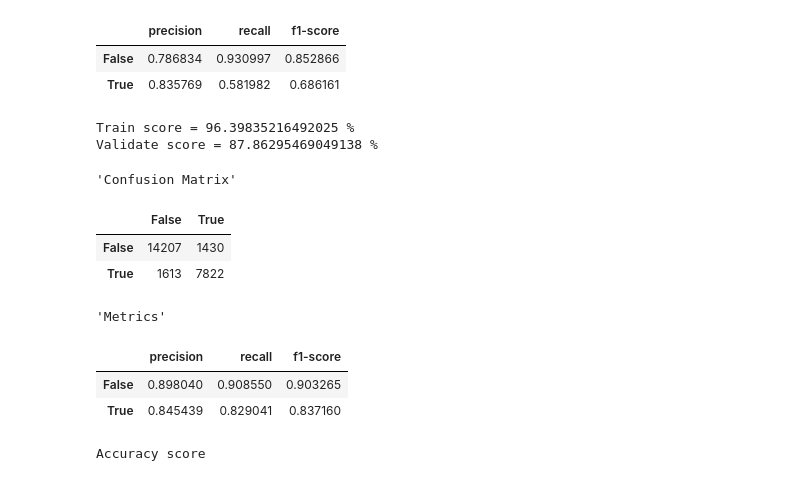
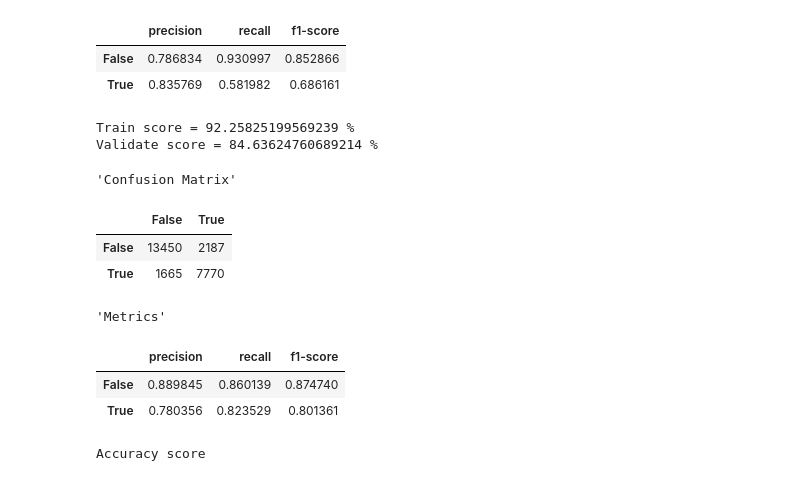
Before and after one commit to karencfisher/Hotel-Cancellations, a Jupyter notebook: notebooks/Model.ipynb, the cells around one changed output. Drawn from its saved outputs; the diff is of its cells as text; code cells hidden in the pictures.

```diff
--- a/notebooks/Model.ipynb
+++ b/notebooks/Model.ipynb
@@ -163,25 +161,27 @@ Validate score = 79.96569878749202 %
 # %%
 model = RandomForestClassifier(random_state=42,
                               n_jobs=-1,
                               max_depth=35,
                               min_samples_leaf=2,
                               min_samples_split=2,
-                              class_weight='balanced')
+                              class_weight='balanced',
+                              n_estimators=100)
 
-rf_pipeline1 = make_pipeline(tools.wrangleData(),
+rf_pipeline1 = make_imb_pipeline(tools.wrangleData(max_cardinality=50),
                              ce.OrdinalEncoder(),
                              SimpleImputer(),
+                             RandomUnderSampler(random_state=42),
                              model)
 
 tools.tryModel(rf_pipeline1, X_train, y_train, X_val, y_val)
 # %% [output]
-Train score = 96.39835216492025 %
-Validate score = 87.86295469049138 %
+Train score = 92.25825199569239 %
+Validate score = 84.63624760689214 %
 'Confusion Matrix'
 |  | False | True |
-| False | 14207 | 1430 |
-| True | 1613 | 7822 |
+| False | 13450 | 2187 |
+| True | 1665 | 7770 |
 'Metrics'
 |  | precision | recall | f1-score |
-| False | 0.898040 | 0.908550 | 0.903265 |
-| True | 0.845439 | 0.829041 | 0.837160 |
+| False | 0.889845 | 0.860139 | 0.874740 |
+| True | 0.780356 | 0.823529 | 0.801361 |
```
Also changed, not shown: parts of 18 cells of this notebook.
